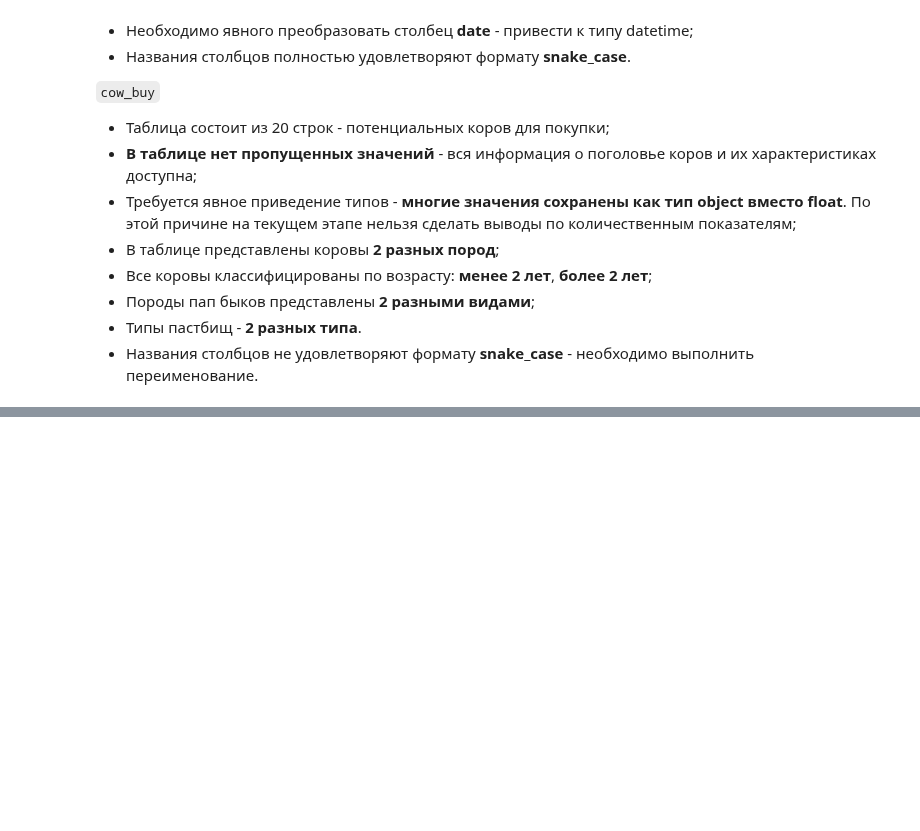
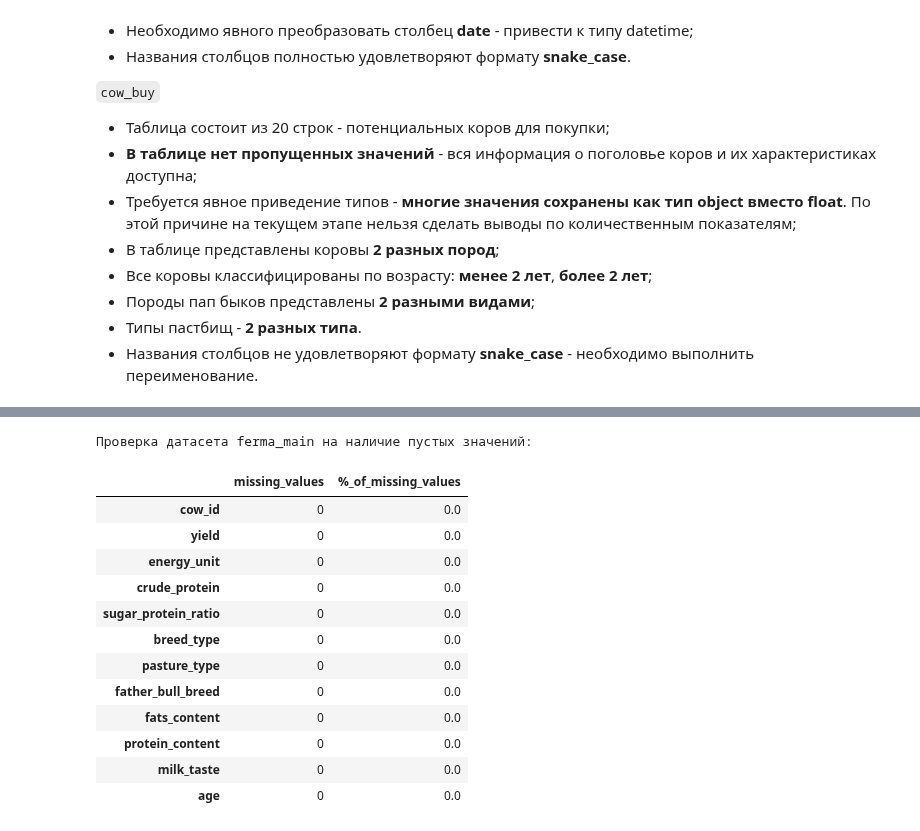
Before and after one commit to MrKostas/YandexPractikum_projects, a Jupyter notebook: notebooks/SixthPetProject_LinearModels.ipynb, the cells around one changed output, grey strips where cells are left out. Cells and saved outputs as stored; diff of their text form; code cells hidden in the pictures; blank space fills up the shorter version.

```diff
--- a/notebooks/SixthPetProject_LinearModels.ipynb
+++ b/notebooks/SixthPetProject_LinearModels.ipynb
@@ -246,0 +341,25 @@ display(cow_buy.describe(include = 'all'))
+# %%
+# ининциализация пользовательской функции проверки наборов данных на пустые значения
+def check_missing_values(df : pd.DataFrame, df_name : str) -> None:
+    print(f'Проверка датасета {df_name} на наличие пустых значений:')
+    pivot_data = df.isnull().sum().to_frame().rename(columns = {0 : 'missing_values'})
+    pivot_data['%_of_missing_values'] = round(pivot_data['missing_values'] * 100 / int(df.shape[0]), 2)
+    display(pivot_data.sort_values(by = '%_of_missing_values', ascending=False))
+# %%
+# проверка на пустые значения датасета 'ferma_main'
+check_missing_values(ferma_main, 'ferma_main')
+# %% [output]
+Проверка датасета ferma_main на наличие пустых значений:
+|  | missing_values | %_of_missing_values |
+| cow_id | 0 | 0.0 |
+| yield | 0 | 0.0 |
+| energy_unit | 0 | 0.0 |
+| crude_protein | 0 | 0.0 |
+| sugar_protein_ratio | 0 | 0.0 |
+| breed_type | 0 | 0.0 |
+| pasture_type | 0 | 0.0 |
+| father_bull_breed | 0 | 0.0 |
+| fats_content | 0 | 0.0 |
+| protein_content | 0 | 0.0 |
+| milk_taste | 0 | 0.0 |
+| age | 0 | 0.0 |
```
Also changed, not shown: parts of 25 cells of this notebook, 1 other file.
